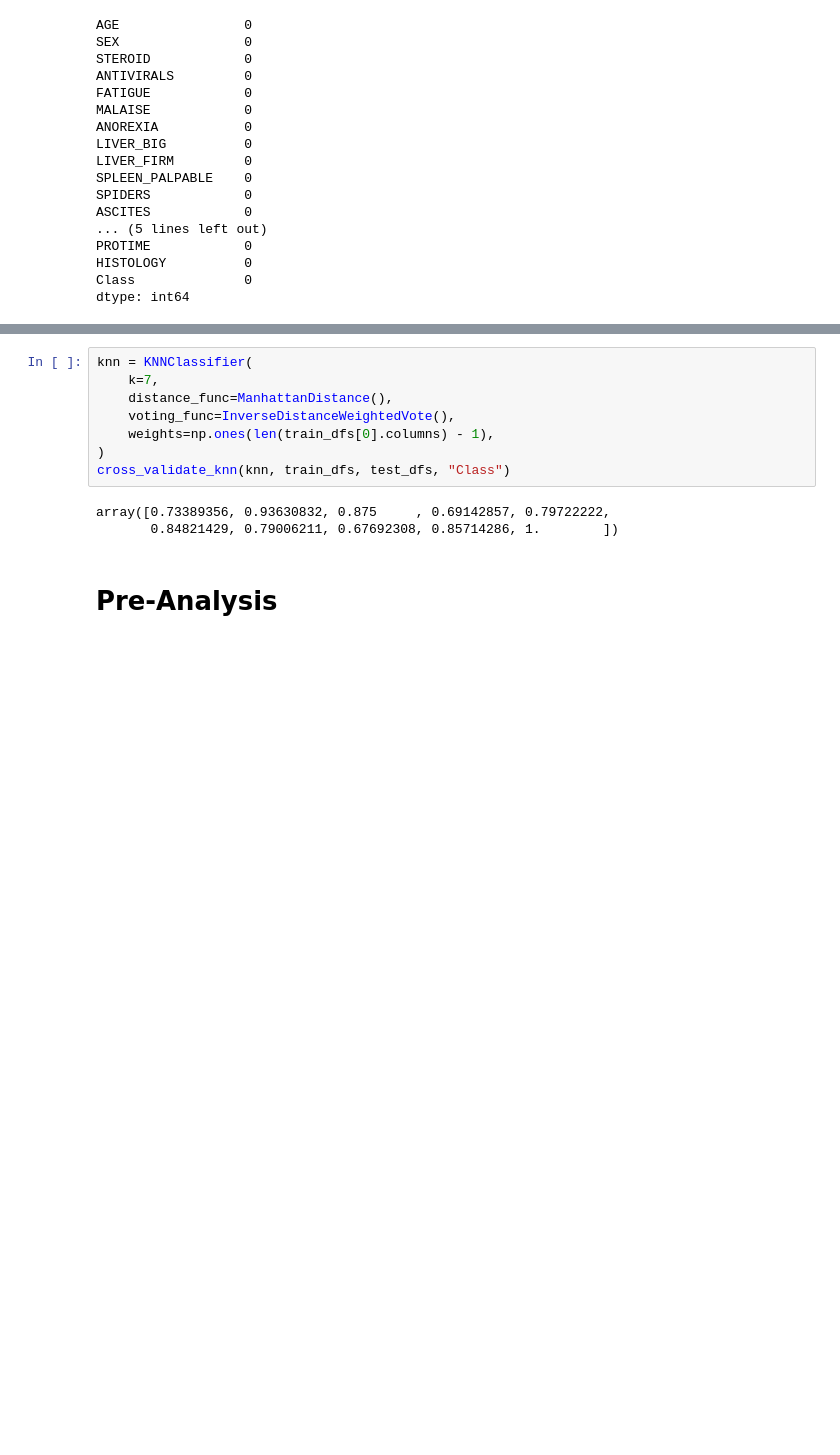
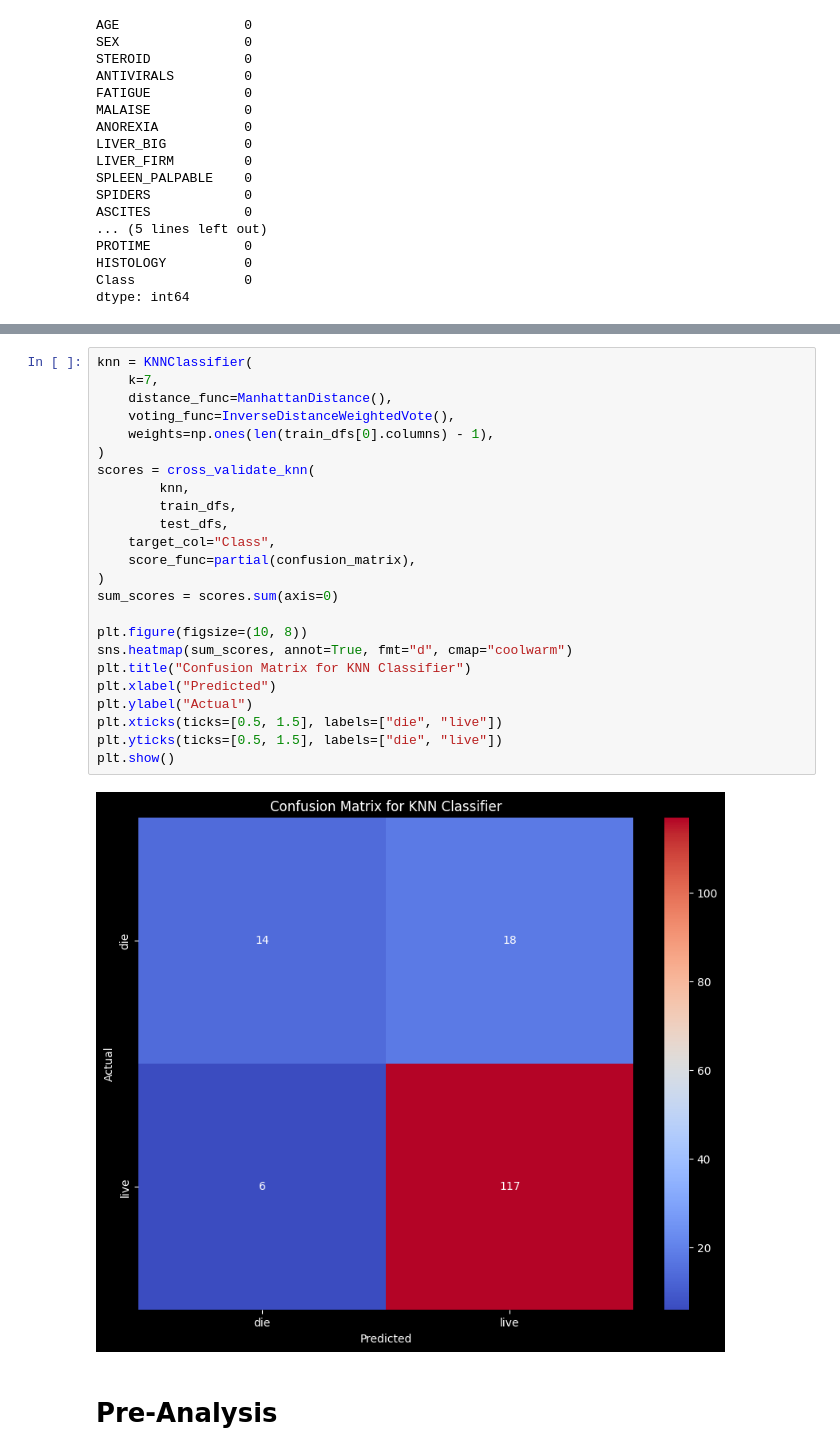
Before and after one commit to ZachParent/mai-intro-to-machine-learning, a Jupyter notebook: work2/hepatitis.ipynb, the cells around one changed output, grey strips where cells are left out. Saved outputs shown, nothing was run; the diff lists cells and outputs as text; blank space fills up the shorter version.

```diff
--- a/work2/hepatitis.ipynb
+++ b/work2/hepatitis.ipynb
@@ -136,17 +141,32 @@ results.sort_values(by="f1_mean", ascending=False)
 | 21 | 7 | EuclideanDistance | MajorityClassVote | 0.714487 | 0.054221 |
 | 18 | 7 | ManhattanDistance | MajorityClassVote | 0.701752 | 0.035240 |
 | 12 | 5 | ManhattanDistance | MajorityClassVote | 0.701752 | 0.035240 |
-# %%
-knn = KNNClassifier(
-    k=7,
-    distance_func=ManhattanDistance(),
-    voting_func=InverseDistanceWeightedVote(),
-    weights=np.ones(len(train_dfs[0].columns) - 1),
-)
-cross_validate_knn(knn, train_dfs, test_dfs, "Class")
-# %% [output]
-array([0.73389356, 0.93630832, 0.875     , 0.69142857, 0.79722222,
-       0.84821429, 0.79006211, 0.67692308, 0.85714286, 1.        ])
+# %%
+knn = KNNClassifier(
+    k=7,
+    distance_func=ManhattanDistance(),
+    voting_func=InverseDistanceWeightedVote(),
+    weights=np.ones(len(train_dfs[0].columns) - 1),
+)
+scores = cross_validate_knn(
+        knn,
+        train_dfs,
+        test_dfs,
+    target_col="Class",
+    score_func=partial(confusion_matrix),
+)
+sum_scores = scores.sum(axis=0)
+
+plt.figure(figsize=(10, 8))
+sns.heatmap(sum_scores, annot=True, fmt="d", cmap="coolwarm")
+plt.title("Confusion Matrix for KNN Classifier")
+plt.xlabel("Predicted")
+plt.ylabel("Actual")
+plt.xticks(ticks=[0.5, 1.5], labels=["die", "live"])
+plt.yticks(ticks=[0.5, 1.5], labels=["die", "live"])
+plt.show()
+# %% [output]
+[figure, added]
 # %% [markdown]
 # Pre-Analysis
 # %%
```
Also changed, not shown: parts of 7 cells of this notebook, 1 other file.
